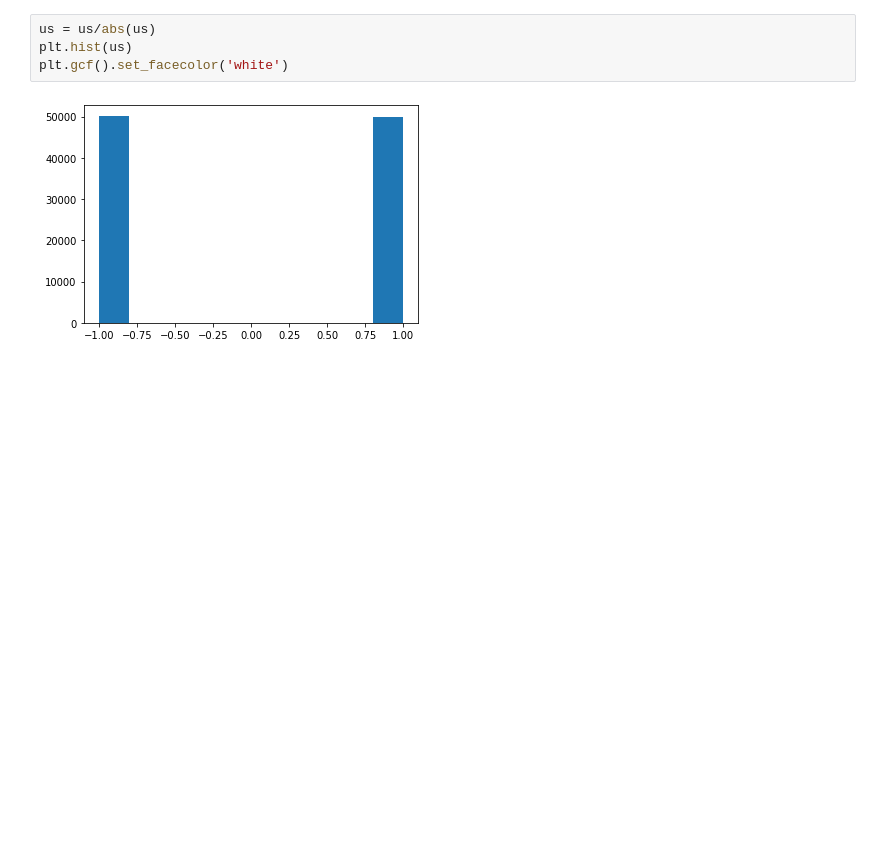
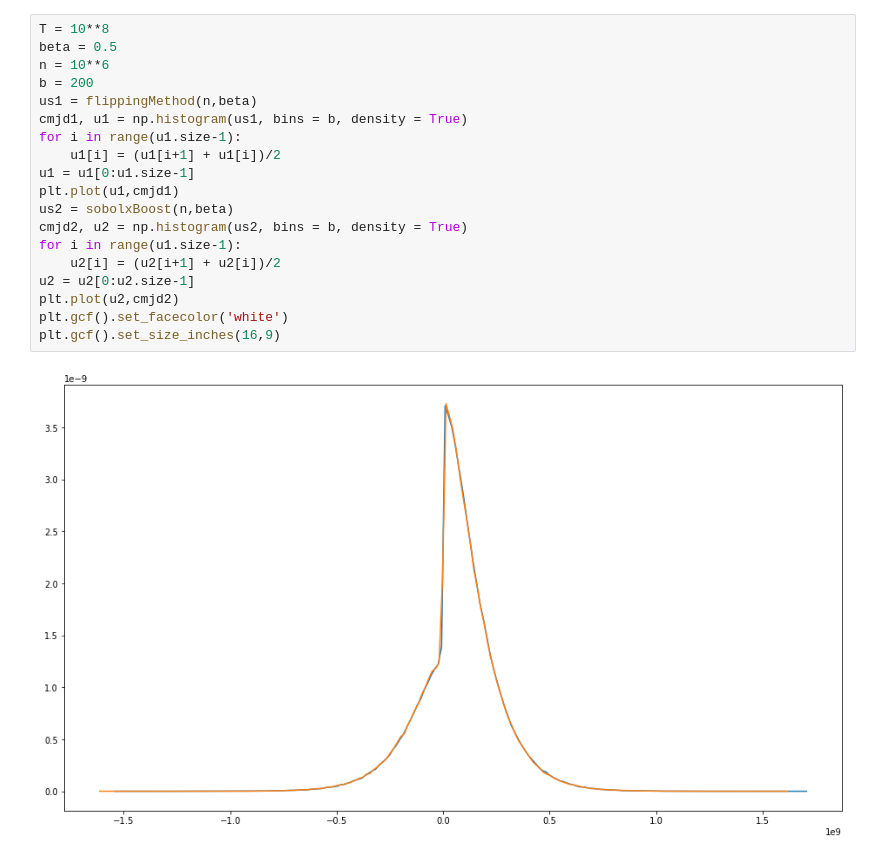
Before and after one commit to cameronjy/Magnetic_reconnection, a Jupyter notebook: Tools/MJD_Zenitani.ipynb, the cells around one changed output. Saved outputs shown, nothing was run; the diff lists cells and outputs as text; blank space fills up the shorter version.

```diff
--- a/Tools/MJD_Zenitani.ipynb
+++ b/Tools/MJD_Zenitani.ipynb
@@ -102,6 +122,21 @@ plt.gcf().set_size_inches(16,9)
-# %%
-us = us/abs(us)
-plt.hist(us)
-plt.gcf().set_facecolor('white')
-# %% [output]
-[figure, removed]
+# %%
+T = 10**8
+beta = 0.5
+n = 10**6
+b = 200
+us1 = flippingMethod(n,beta)
+cmjd1, u1 = np.histogram(us1, bins = b, density = True)
+for i in range(u1.size-1):
+    u1[i] = (u1[i+1] + u1[i])/2
+u1 = u1[0:u1.size-1]
+plt.plot(u1,cmjd1)
+us2 = sobolxBoost(n,beta)
+cmjd2, u2 = np.histogram(us2, bins = b, density = True)
+for i in range(u1.size-1):
+    u2[i] = (u2[i+1] + u2[i])/2
+u2 = u2[0:u2.size-1]
+plt.plot(u2,cmjd2)
+plt.gcf().set_facecolor('white')
+plt.gcf().set_size_inches(16,9)
+# %% [output]
+[figure, added]
```
Also changed, not shown: parts of 7 cells of this notebook.
